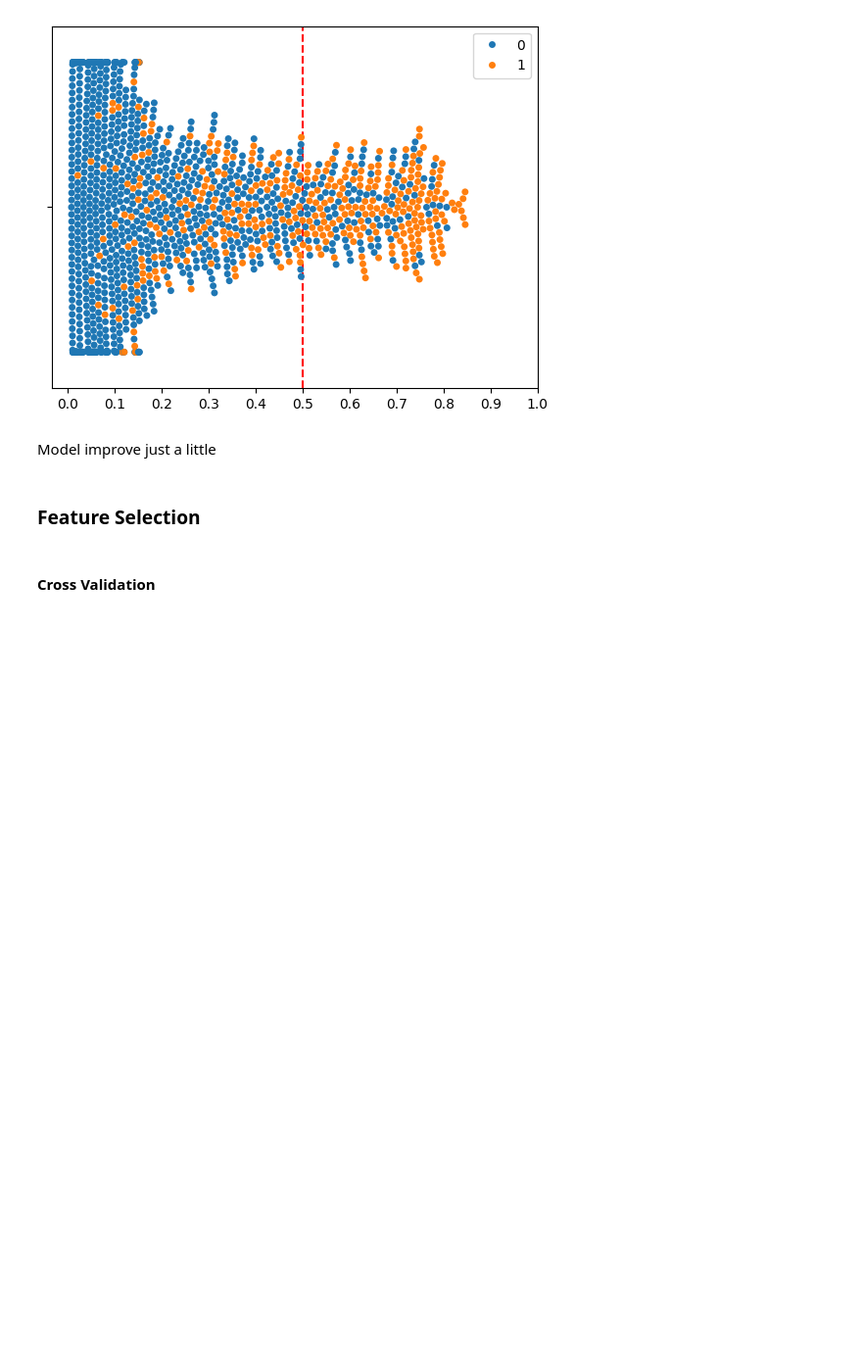
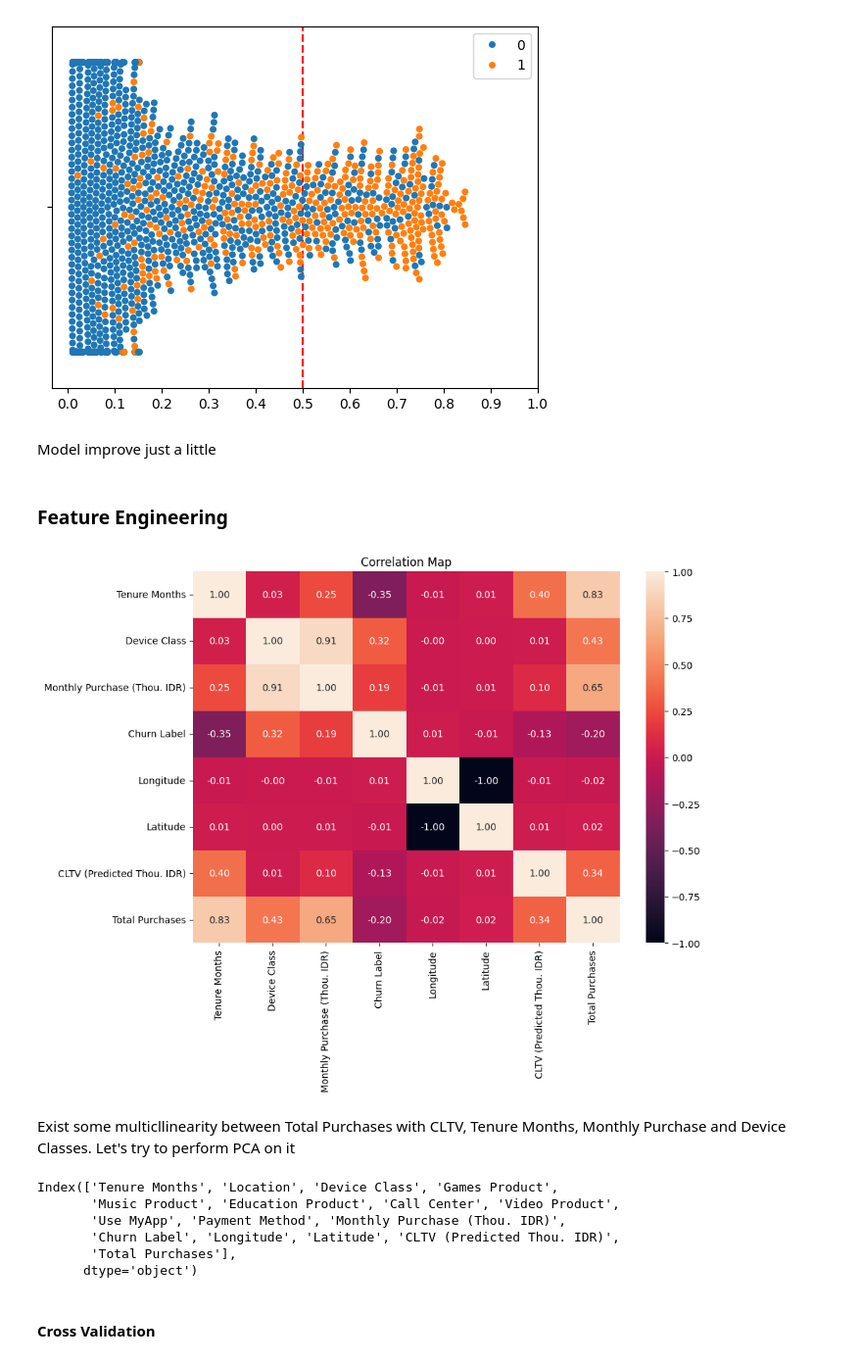
Before and after one commit to marcellinus-witarsah/data-challenge-dsw-2023, a Jupyter notebook: notebooks/03_churn_model.ipynb, the cells around one changed output. Shown at 98% size. Drawn from its saved outputs; the diff is of its cells as text; code cells hidden in the pictures; blank space fills up the shorter version.

```diff
--- a/notebooks/03_churn_model.ipynb
+++ b/notebooks/03_churn_model.ipynb
@@ -655,4 +655,4 @@ Score Mean: 0.5180602006688964
 # %% [markdown]
 Model improve just a little
 # %% [markdown]
-### Feature Selection
+### Feature Engineering
@@ -732,0 +673,24 @@ def baseline_model(X_train, y_train, X_val, y_val):
+# %%
+from sklearn.linear_model import LogisticRegression
+# Data Preparation
+# ==============================================
+df = df_ori.copy()
+
+# drop unimportant data
+df = df.drop(columns=["Customer ID"])
+
+# feature engineering
+df['Total Purchases'] = df['Tenure Months'] * df['Monthly Purchase (Thou. IDR)']
+df["Device Class"] = df["Device Class"].replace({"High End": 3, "Mid End": 2, "Low End": 1})  # encode Device Class
+df['Churn Label'] = df['Churn Label'].replace({"Yes": 1, "No": 0})  # encode Churn Label
+
+
+corr = df.select_dtypes([int, float]).corr()
+plt.figure(figsize=(10, 7))
+sns.heatmap(corr, annot=True, fmt=".2f")
+plt.title("Correlation Map")
+plt.show()
+# %% [output]
+[figure, added]
+# %% [markdown]
+Exist some multicllinearity between Total Purchases with CLTV, Tenure Months, Monthly Purchase and Device Classes. Let's try to perform PCA on it
@@ -732,0 +707,9 @@ def baseline_model(X_train, y_train, X_val, y_val):
+# %%
+df.columns
+# %% [output]
+Index(['Tenure Months', 'Location', 'Device Class', 'Games Product',
+       'Music Product', 'Education Product', 'Call Center', 'Video Product',
+       'Use MyApp', 'Payment Method', 'Monthly Purchase (Thou. IDR)',
+       'Churn Label', 'Longitude', 'Latitude', 'CLTV (Predicted Thou. IDR)',
+       'Total Purchases'],
+      dtype='object')
```
Also changed, not shown: parts of 5 cells of this notebook.
